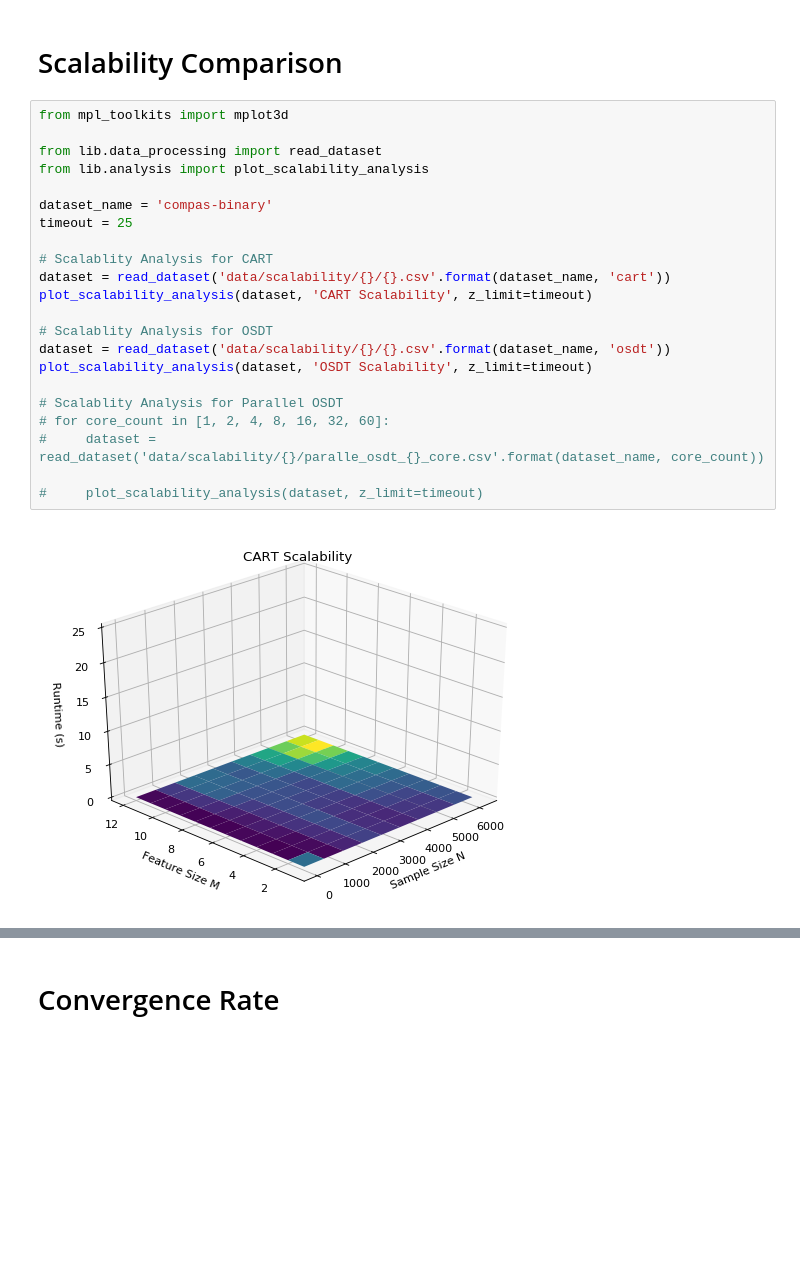
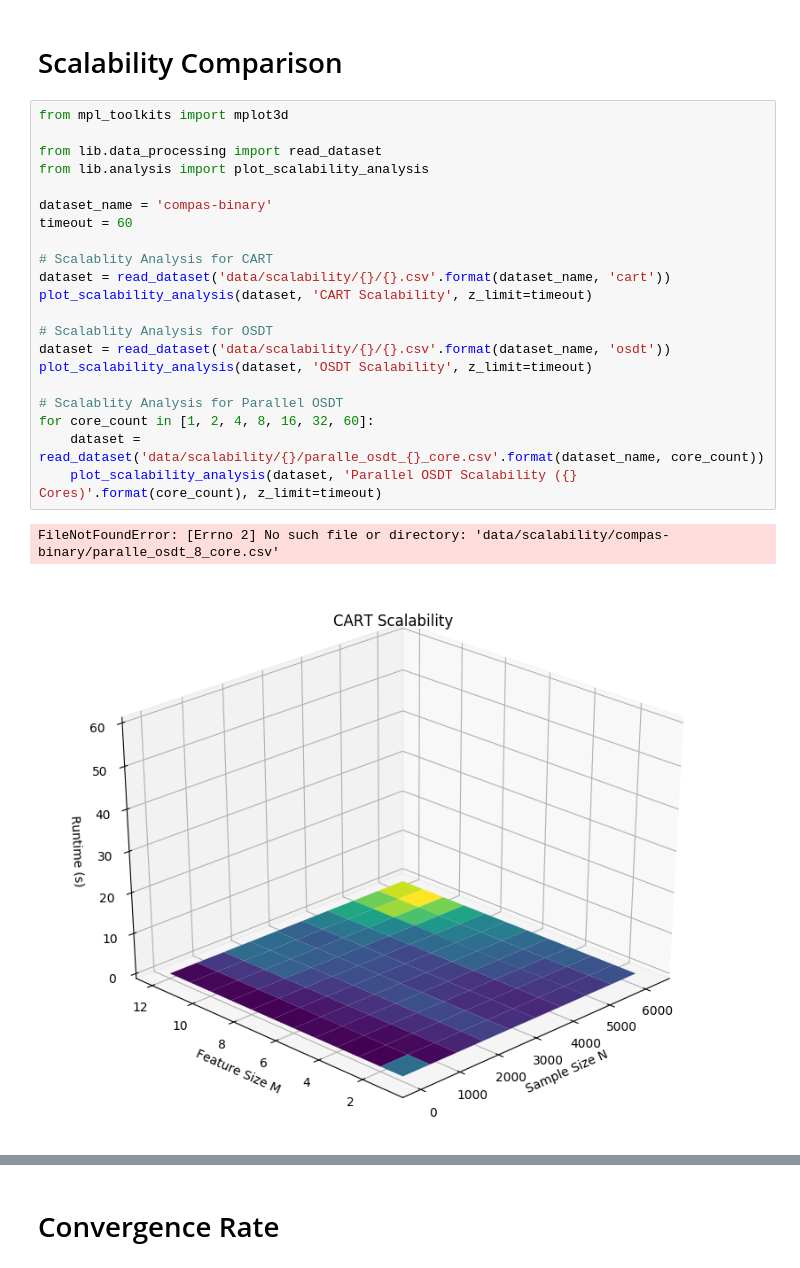
Before and after one commit to marypaulin/repo, a Jupyter notebook: Experiments.ipynb, the cells around one changed output, grey strips where cells are left out. Drawn from its saved outputs; the diff is of its cells as text; blank space fills up the shorter version.

Commit message:
retry scalability analysis

```diff
--- a/Experiments.ipynb
+++ b/Experiments.ipynb
@@ -5,24 +14,24 @@
 # %%
 from mpl_toolkits import mplot3d
 
 from lib.data_processing import read_dataset
 from lib.analysis import plot_scalability_analysis
 
 dataset_name = 'compas-binary'
-timeout = 25
+timeout = 60
 
 # Scalablity Analysis for CART
 dataset = read_dataset('data/scalability/{}/{}.csv'.format(dataset_name, 'cart'))
 plot_scalability_analysis(dataset, 'CART Scalability', z_limit=timeout)
 
 # Scalablity Analysis for OSDT
 dataset = read_dataset('data/scalability/{}/{}.csv'.format(dataset_name, 'osdt'))
 plot_scalability_analysis(dataset, 'OSDT Scalability', z_limit=timeout)
 
 # Scalablity Analysis for Parallel OSDT
-# for core_count in [1, 2, 4, 8, 16, 32, 60]:
-#     dataset = read_dataset('data/scalability/{}/paralle_osdt_{}_core.csv'.format(dataset_name, core_count))
-
-#     plot_scalability_analysis(dataset, z_limit=timeout)
+for core_count in [1, 2, 4, 8, 16, 32, 60]:
+    dataset = read_dataset('data/scalability/{}/paralle_osdt_{}_core.csv'.format(dataset_name, core_count))
+    plot_scalability_analysis(dataset, 'Parallel OSDT Scalability ({} Cores)'.format(core_count), z_limit=timeout)
 # %% [output]
+FileNotFoundError: [Errno 2] No such file or directory: 'data/scalability/compas-binary/paralle_osdt_8_core.csv'
-[figure, old version]
+[figure, new version]
```
Also changed, not shown: parts of 2 cells of this notebook, 15 other files.
